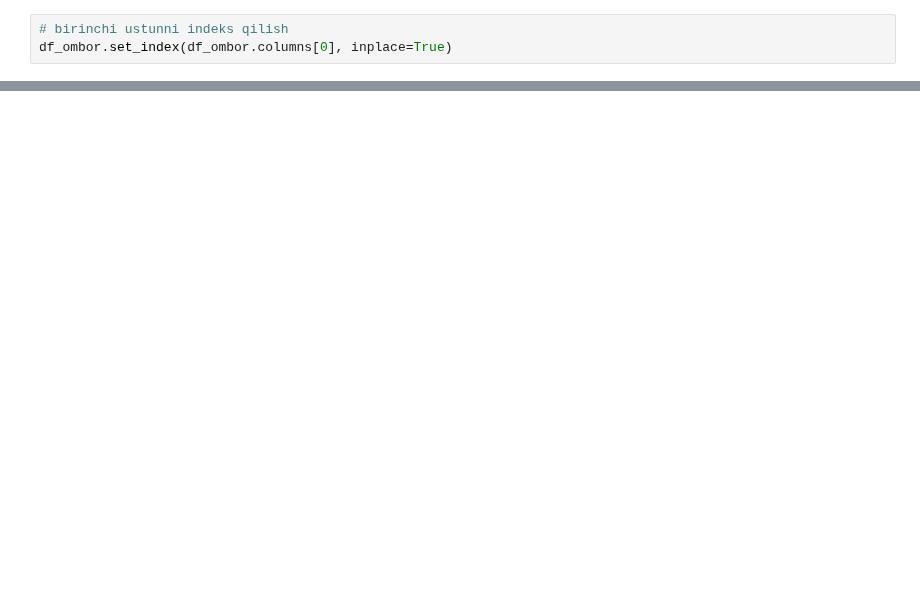
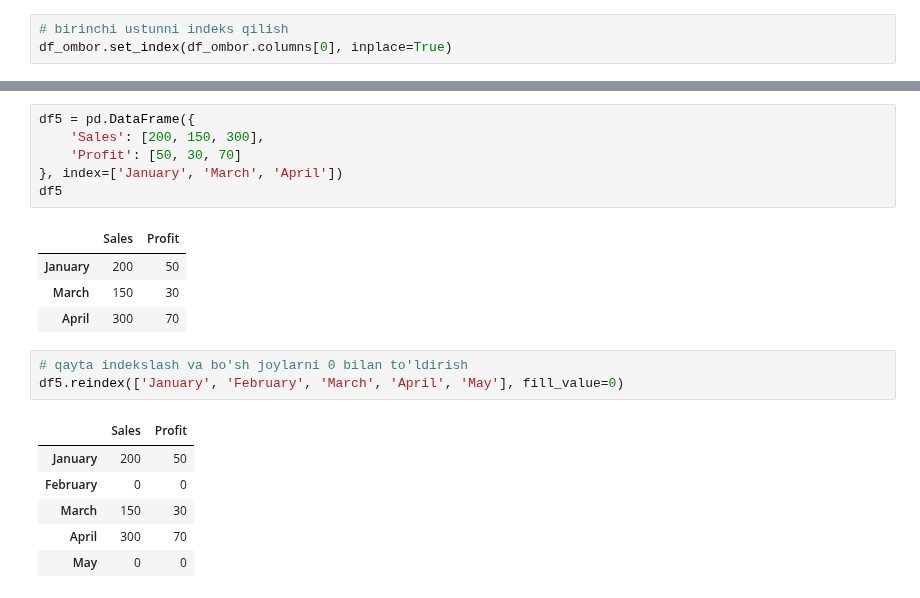
Before and after one commit to izzat-ai/learning-ai, a Jupyter notebook: pandas/reindex.ipynb, the cells around one changed output, grey strips where cells are left out. Drawn from its saved outputs; the diff is of its cells as text; blank space fills up the shorter version.

```diff
--- a/pandas/reindex.ipynb
+++ b/pandas/reindex.ipynb
@@ -157,0 +437,21 @@ yakuniy_df_ombor
+# %%
+df5 = pd.DataFrame({
+    'Sales': [200, 150, 300],
+    'Profit': [50, 30, 70]
+}, index=['January', 'March', 'April'])
+df5
+# %% [output]
+|  | Sales | Profit |
+| January | 200 | 50 |
+| March | 150 | 30 |
+| April | 300 | 70 |
+# %%
+# qayta indekslash va bo'sh joylarni 0 bilan to'ldirish
+df5.reindex(['January', 'February', 'March', 'April', 'May'], fill_value=0)
+# %% [output]
+|  | Sales | Profit |
+| January | 200 | 50 |
+| February | 0 | 0 |
+| March | 150 | 30 |
+| April | 300 | 70 |
+| May | 0 | 0 |
```
Also changed, not shown: parts of 39 cells of this notebook.
